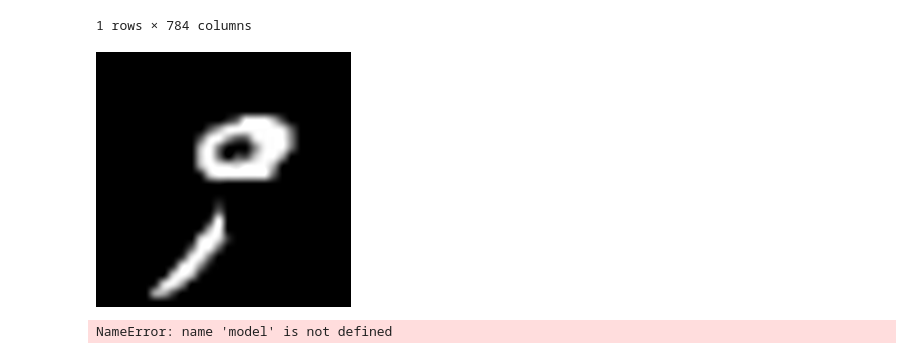
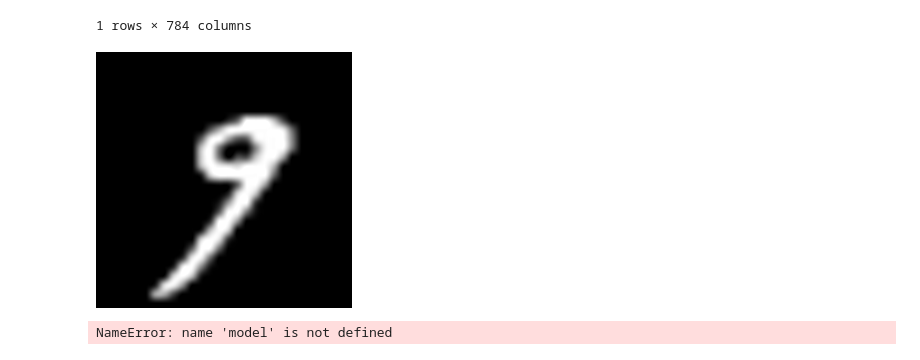
Before and after one commit to BorisVIkVik/MNIST_VALIDATION_LAB, a Jupyter notebook: Lab.ipynb, the cells around one changed output. Drawn from its saved outputs; the diff is of its cells as text; code cells hidden in the pictures.

```diff
--- a/Lab.ipynb
+++ b/Lab.ipynb
@@ -615,12 +615,10 @@ X[0:1]
 | 0 | 0 | 0 | 0 | 0 | 0 | 0 | 0 | 0 | 0 | 0 | ... | ... |
 1 rows × 784 columns
 # %%
-test_sdajasd = np.array(to_image(X[33:34]))
-test_sdajasd[14:20, 14:20] = 0
-Image.fromarray(test_sdajasd).resize((255,255))
+to_image(X[33:34]).resize((256, 256))
 # to_image(X[33:34]).resize((256,256))
 # %% [output]
-[figure, old version]
+[figure, new version]
 # %%
 test_img = torch.Tensor(np.array(X[4:5], dtype=np.float32))
 # model(test_img)
```
